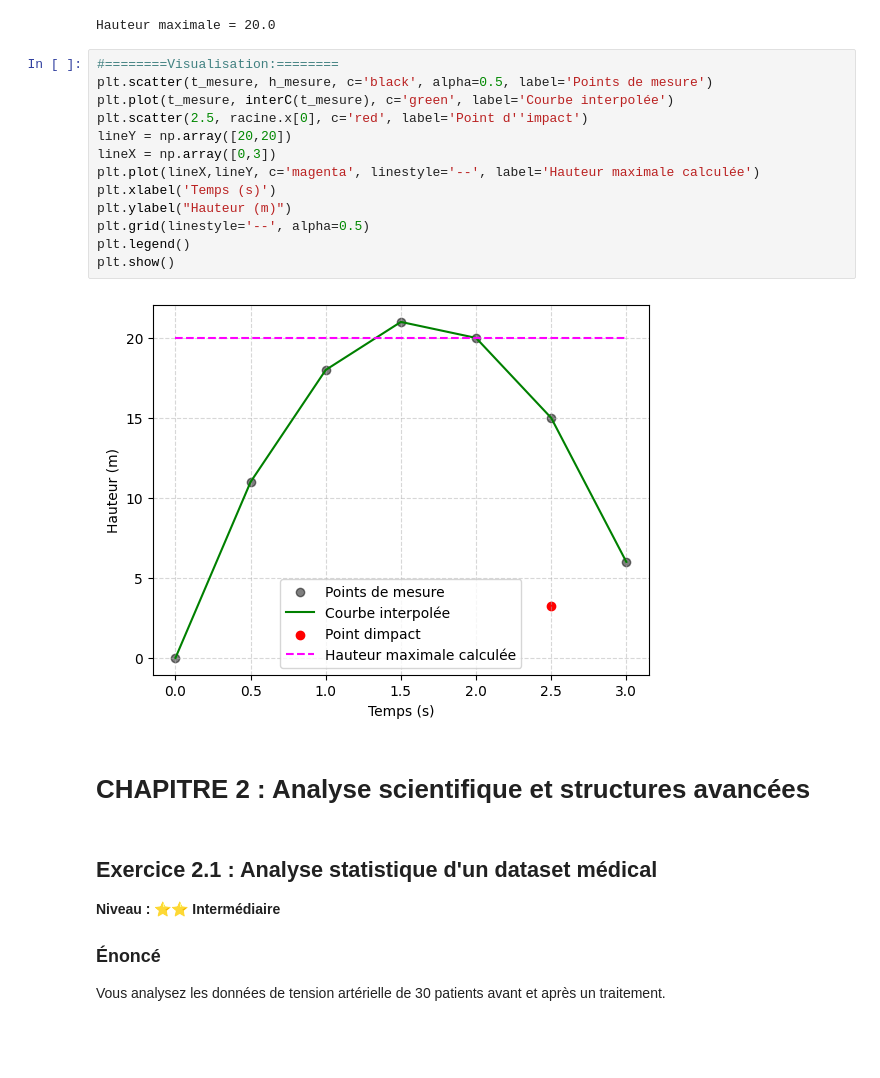
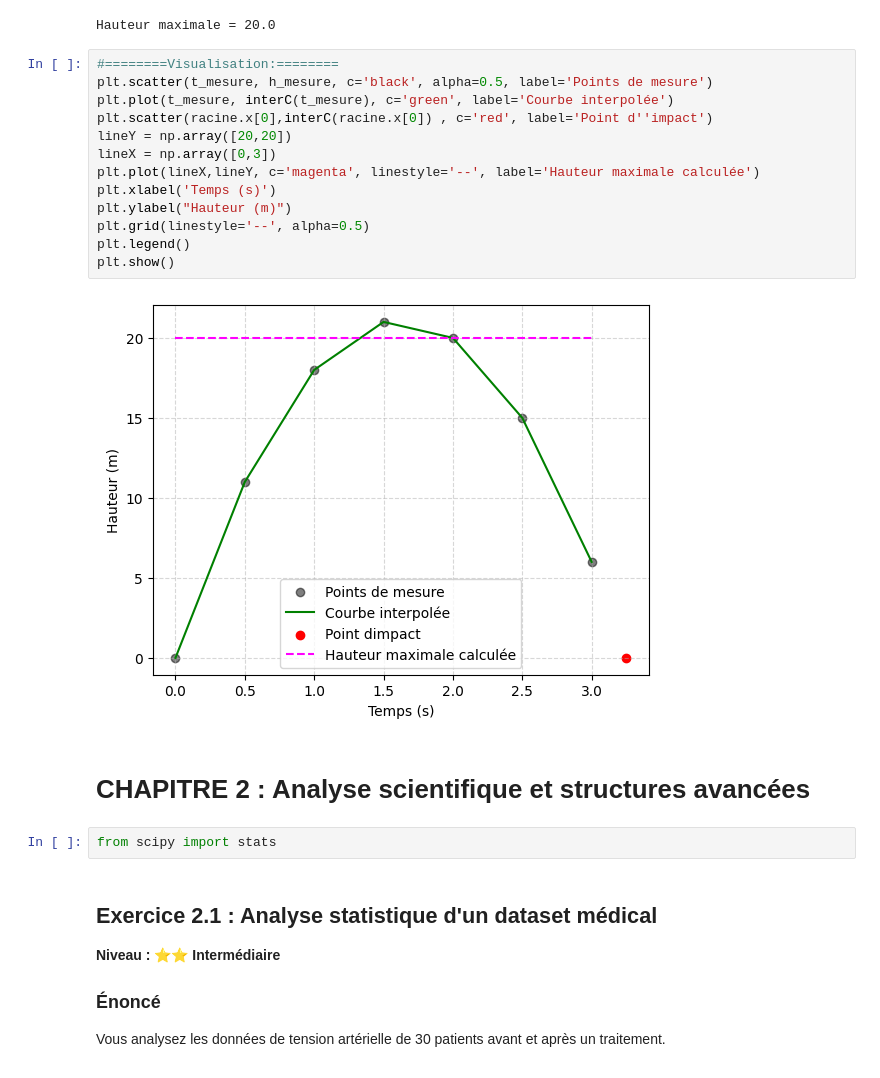
Before and after one commit to Anam-Ayoub/testSite, a Jupyter notebook: exercices/exercices-pratiques-scipy.ipynb, the cells around one changed output. Saved outputs shown, nothing was run; the diff lists cells and outputs as text; blank space fills up the shorter version.

```diff
--- a/exercices/exercices-pratiques-scipy.ipynb
+++ b/exercices/exercices-pratiques-scipy.ipynb
@@ -523,20 +523,22 @@ Hauteur maximale = 20.0
 # %%
 #========Visualisation:========
 plt.scatter(t_mesure, h_mesure, c='black', alpha=0.5, label='Points de mesure')
 plt.plot(t_mesure, interC(t_mesure), c='green', label='Courbe interpolée')
-plt.scatter(2.5, racine.x[0], c='red', label='Point d''impact')
+plt.scatter(racine.x[0],interC(racine.x[0]) , c='red', label='Point d''impact')
 lineY = np.array([20,20])
 lineX = np.array([0,3])
 plt.plot(lineX,lineY, c='magenta', linestyle='--', label='Hauteur maximale calculée')
 plt.xlabel('Temps (s)')
 plt.ylabel("Hauteur (m)")
 plt.grid(linestyle='--', alpha=0.5)
 plt.legend()
 plt.show()
 # %% [output]
-[figure, old version]
+[figure, new version]
 # %% [markdown]
 # CHAPITRE 2 : Analyse scientifique et structures avancées
+# %%
+from scipy import stats
 # %% [markdown]
 ## Exercice 2.1 : Analyse statistique d'un dataset médical
 **Niveau : ⭐⭐ Intermédiaire**
```
Also changed, not shown: parts of 9 cells of this notebook.
